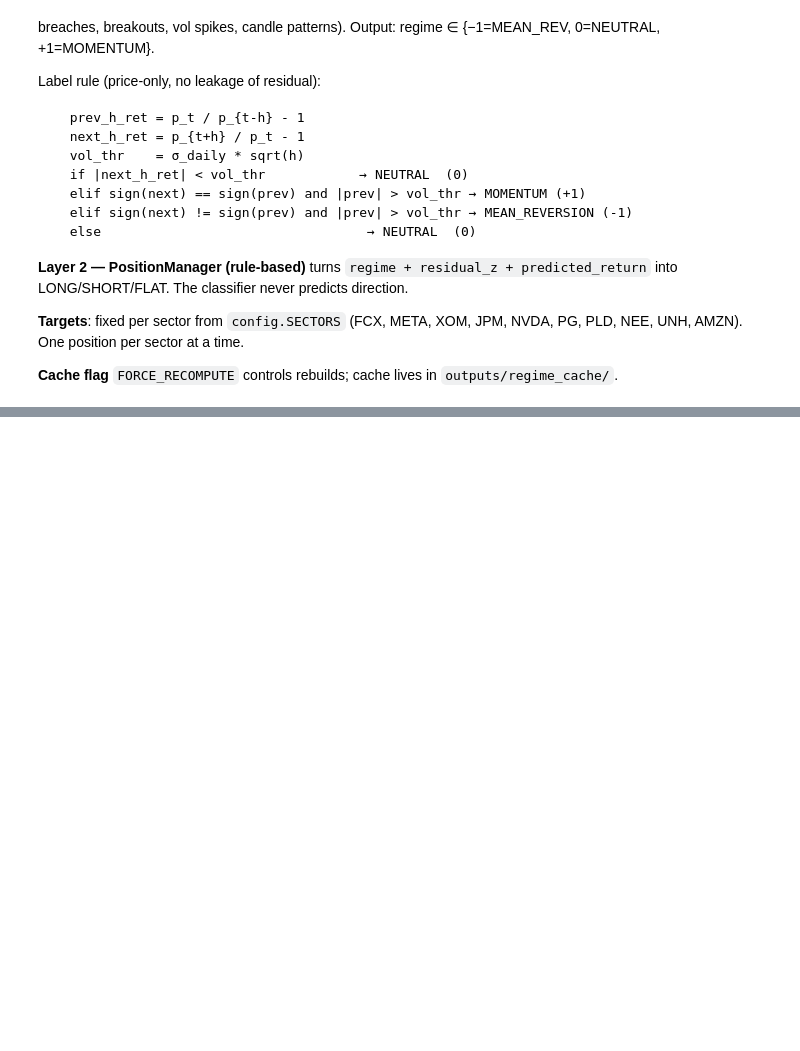
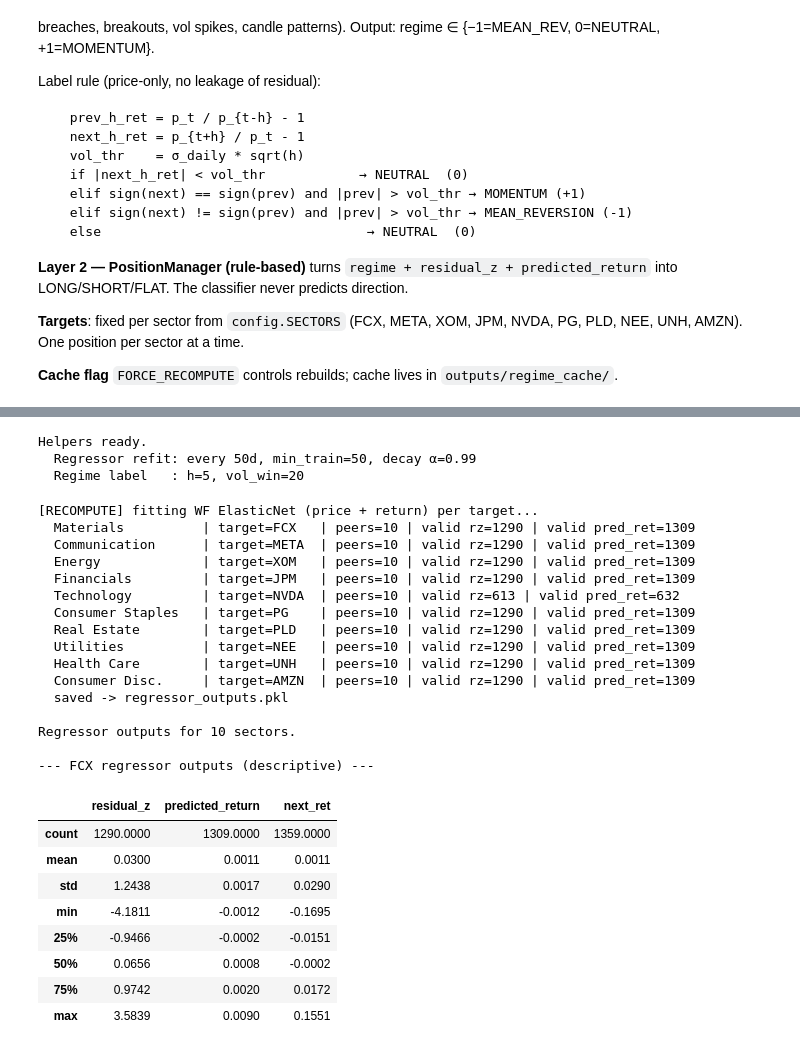
Before and after one commit to razmen3101/algo-trading-project, a Jupyter notebook: MeanRev_vs_Momentum.ipynb, the cells around one changed output, grey strips where cells are left out. Drawn from its saved outputs; the diff is of its cells as text; code cells hidden in the pictures; blank space fills up the shorter version.

```diff
--- a/MeanRev_vs_Momentum.ipynb
+++ b/MeanRev_vs_Momentum.ipynb
@@ -115,7 +138,7 @@ print(f'TEST  : {test_idx[0].date()}  -> {test_idx[-1].date()}  | n={len(test_id
 # Cell 4 — Helpers: technical features, regime label, walk-forward ElasticNet
 RETRAIN_EVERY = 50
 MIN_TRAIN_DAYS = 50
-DECAY_ALPHA   = 0.995  # half-life ~138 days
+DECAY_ALPHA   = 0.99   # half-life ~69 days
 EN_ALPHA      = 0.01
 EN_L1_RATIO   = 0.5
 EN_MAX_ITER   = 5000
@@ -219,6 +242,10 @@ def walk_forward_elasticnet(X: pd.DataFrame, y: pd.Series,
 print('Helpers ready.')
 print(f'  Regressor refit: every {RETRAIN_EVERY}d, min_train={MIN_TRAIN_DAYS}, decay α={DECAY_ALPHA}')
 print(f'  Regime label   : h={LABEL_H}, vol_win={VOL_WIN}')
+# %% [output]
+Helpers ready.
+  Regressor refit: every 50d, min_train=50, decay α=0.99
+  Regime label   : h=5, vol_win=20
 # %%
 # Cell 5 — Build (or load) walk-forward regressor outputs per target
 REGRESSOR_CACHE = CACHE_DIR / 'regressor_outputs.pkl'
@@ -236,14 +263,14 @@ else:
         if tgt not in md.prices.columns or not peers:
             print(f'  SKIP {sector}: missing data')
             continue
-        # === PRICE regressor: CONTEMPORANEOUS — peers' price today → target price today ===
-        # Cross-sectional spread: residual_z captures how 'over/under-valued' the
-        # target is vs its peer-implied price RIGHT NOW. This is the canonical
-        # pairs-trading signal.
+        # === PRICE regressor: peers' price today → target's price next day ===
         X_price = md.prices[peers].copy()
-        y_price = md.prices[tgt].copy()        # contemporaneous, not shifted
+        y_price = md.prices[tgt].shift(-1)   # predict next day
         pred_price = walk_forward_elasticnet(X_price, y_price)
-        residual   = md.prices[tgt] - pred_price
+        residual    = md.prices[tgt] - pred_price.shift(1)   # align: pred_price is for t+1, residual at t+1
+        # Simpler/consistent: residual_today = today's actual − model's prediction for today (made from yesterday's peers)
+        # walk_forward_elasticnet's preds[t] was fit on data <= t with y = price.shift(-1) at t, so it predicts t+1.
+        # We shift back so residual at date d = actual[d] - predicted_for_d (from d-1 peers).
         residual_z = (residual - residual.rolling(RESID_Z_WIN, min_periods=20).mean()) / \
                       residual.rolling(RESID_Z_WIN, min_periods=20).std()
 
@@ -260,33 +287,59 @@ else:
 
         # realised next return (for PM PnL and label sanity)
         next_ret = md.returns[tgt].shift(-1)
 
         regressor_outputs[sector] = {
             'target': tgt, 'peers': peers,
             'pred_price_next':  pred_price,
             'residual':         residual,
             'residual_z':       residual_z,
             'predicted_return': predicted_return,
             'next_ret':         next_ret,
         }
         valid_rz = residual_z.notna().sum()
         print(f'  {sector:18s} | target={tgt:5s} | peers={len(peers):2d} | '
               f'valid rz={valid_rz} | valid pred_ret={predicted_return.notna().sum()}')
 
     with open(REGRESSOR_CACHE, 'wb') as f:
         pickle.dump(regressor_outputs, f)
     print(f'  saved -> {REGRESSOR_CACHE.name}')
 
 # Quick sanity
 print(f'\nRegressor outputs for {len(regressor_outputs)} sectors.')
 _demo = next(iter(regressor_outputs.values()))
 _summary = pd.DataFrame({
     'residual_z': _demo['residual_z'].describe(),
     'predicted_return': _demo['predicted_return'].describe(),
     'next_ret': _demo['next_ret'].describe(),
 }).round(4)
 print(f'\n--- {_demo["target"]} regressor outputs (descriptive) ---')
 display(_summary)
+# %% [output]
+[RECOMPUTE] fitting WF ElasticNet (price + return) per target...
+  Materials          | target=FCX   | peers=10 | valid rz=1290 | valid pred_ret=1309
+  Communication      | target=META  | peers=10 | valid rz=1290 | valid pred_ret=1309
+  Energy             | target=XOM   | peers=10 | valid rz=1290 | valid pred_ret=1309
+  Financials         | target=JPM   | peers=10 | valid rz=1290 | valid pred_ret=1309
+  Technology         | target=NVDA  | peers=10 | valid rz=613 | valid pred_ret=632
+  Consumer Staples   | target=PG    | peers=10 | valid rz=1290 | valid pred_ret=1309
+  Real Estate        | target=PLD   | peers=10 | valid rz=1290 | valid pred_ret=1309
+  Utilities          | target=NEE   | peers=10 | valid rz=1290 | valid pred_ret=1309
+  Health Care        | target=UNH   | peers=10 | valid rz=1290 | valid pred_ret=1309
+  Consumer Disc.     | target=AMZN  | peers=10 | valid rz=1290 | valid pred_ret=1309
+  saved -> regressor_outputs.pkl
+
+Regressor outputs for 10 sectors.
+
+--- FCX regressor outputs (descriptive) ---
+|  | residual_z | predicted_return | next_ret |
+| count | 1290.0000 | 1309.0000 | 1359.0000 |
+| mean | 0.0300 | 0.0011 | 0.0011 |
+| std | 1.2438 | 0.0017 | 0.0290 |
+| min | -4.1811 | -0.0012 | -0.1695 |
+| 25% | -0.9466 | -0.0002 | -0.0151 |
+| 50% | 0.0656 | 0.0008 | -0.0002 |
+| 75% | 0.9742 | 0.0020 | 0.0172 |
+| max | 3.5839 | 0.0090 | 0.1551 |
 # %%
 # Cell 6 — Build (or load) technical-rule feature panel for all targets
 TECH_CACHE = CACHE_DIR / 'tech_features.pkl'
```
Also changed, not shown: parts of 8 cells of this notebook.
